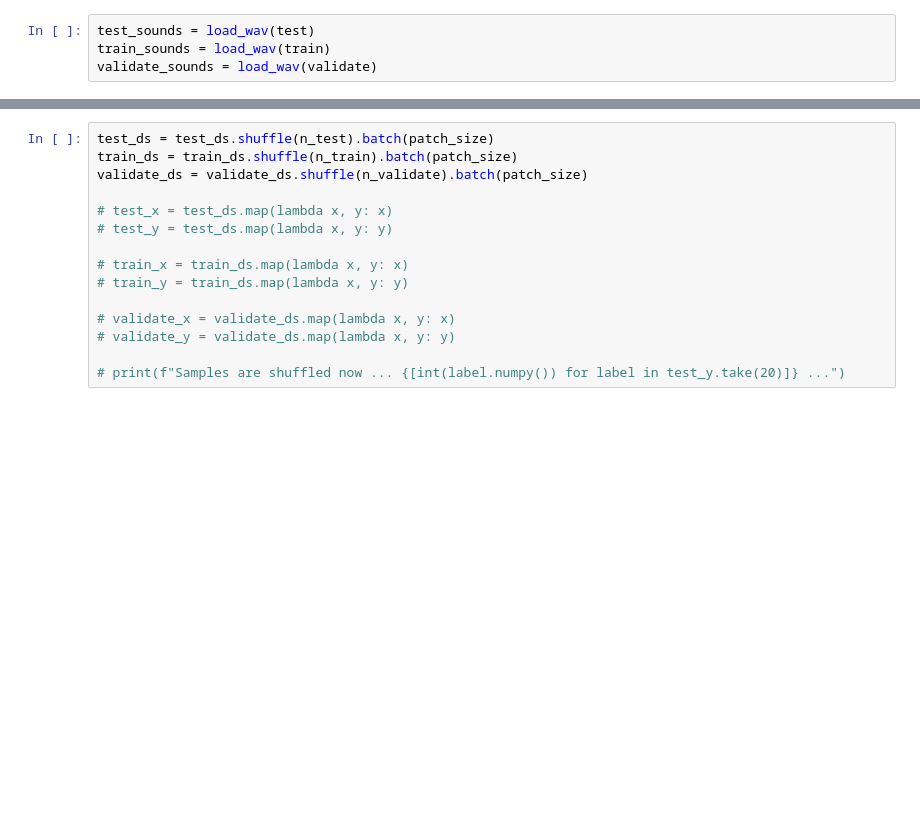
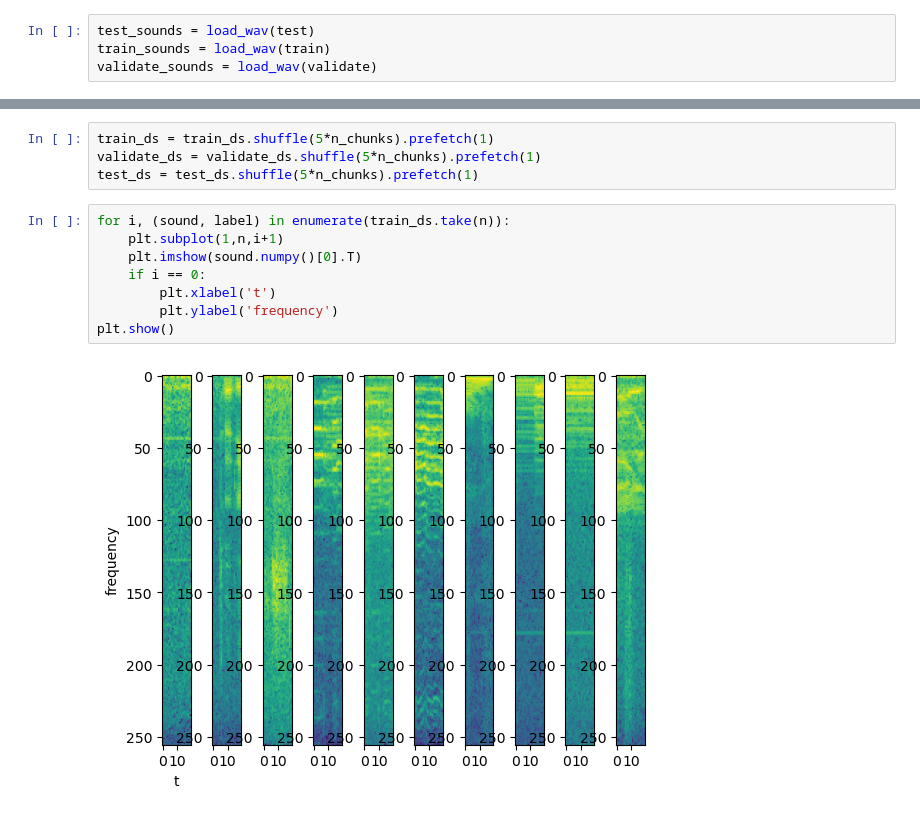
Before and after one commit to jkcas22/music_speech, a Jupyter notebook: RNN.ipynb, the cells around one changed output, grey strips where cells are left out. Cells and saved outputs as stored; diff of their text form; blank space fills up the shorter version.

```diff
--- a/RNN.ipynb
+++ b/RNN.ipynb
@@ -193,17 +240,16 @@ plt.show()
-# %%
-test_ds = test_ds.shuffle(n_test).batch(patch_size)
-train_ds = train_ds.shuffle(n_train).batch(patch_size)
-validate_ds = validate_ds.shuffle(n_validate).batch(patch_size)
-
-# test_x = test_ds.map(lambda x, y: x)
-# test_y = test_ds.map(lambda x, y: y)
-
-# train_x = train_ds.map(lambda x, y: x)
-# train_y = train_ds.map(lambda x, y: y)
-
-# validate_x = validate_ds.map(lambda x, y: x)
-# validate_y = validate_ds.map(lambda x, y: y)
-
-# print(f"Samples are shuffled now ... {[int(label.numpy()) for label in test_y.take(20)]} ...")
+# %%
+train_ds = train_ds.shuffle(5*n_chunks).prefetch(1)
+validate_ds = validate_ds.shuffle(5*n_chunks).prefetch(1)
+test_ds = test_ds.shuffle(5*n_chunks).prefetch(1)
+# %%
+for i, (sound, label) in enumerate(train_ds.take(n)):
+    plt.subplot(1,n,i+1)
+    plt.imshow(sound.numpy()[0].T)
+    if i == 0:
+        plt.xlabel('t')
+        plt.ylabel('frequency')
+plt.show()
+# %% [output]
+[figure, added]
 # %%
 model = tf.keras.Sequential()
```
Also changed, not shown: parts of 16 cells of this notebook.
